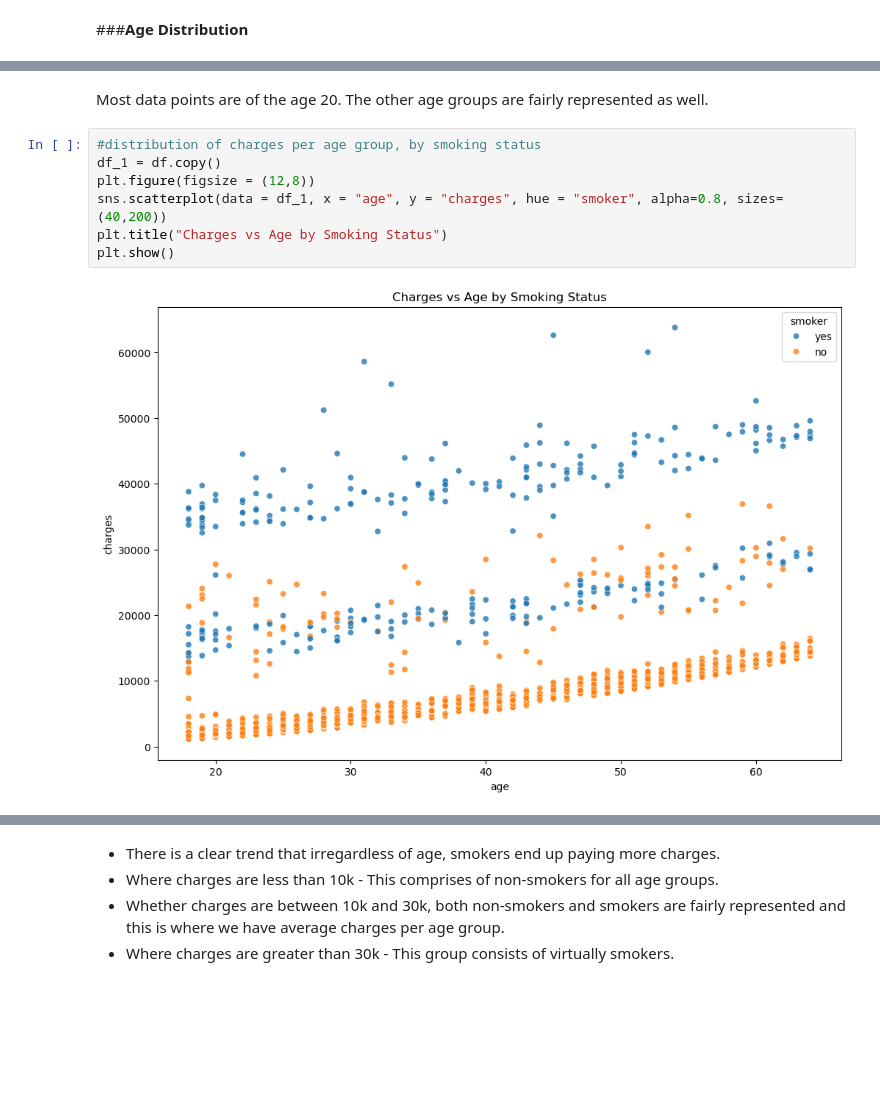
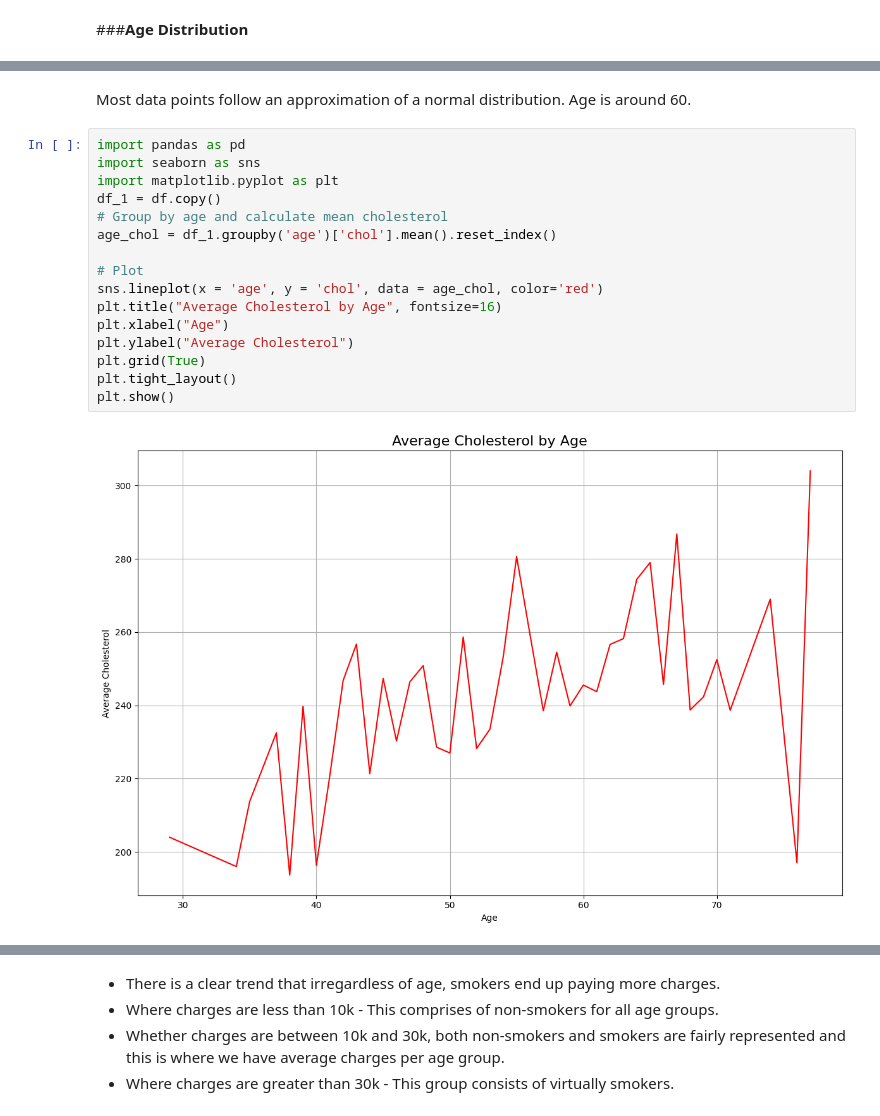
Before and after one commit to kwanda2426/projects, a Jupyter notebook: classification_lr.ipynb, the cells around one changed output, grey strips where cells are left out. Saved outputs shown, nothing was run; the diff lists cells and outputs as text; blank space fills up the shorter version.

```diff
--- a/classification_lr.ipynb
+++ b/classification_lr.ipynb
@@ -317,11 +329,20 @@ df_1[features].hist(figsize = (12,10),  color = '#000354');
-# %% [markdown]
-Most data points are of the age 20. The other age groups are fairly represented as well.
-# %%
-#distribution of charges per age group, by smoking status
-df_1 = df.copy()
-plt.figure(figsize = (12,8))
-sns.scatterplot(data = df_1, x = "age", y = "charges", hue = "smoker", alpha=0.8, sizes=(40,200))
-plt.title("Charges vs Age by Smoking Status")
-plt.show()
-# %% [output]
-[figure, removed]
+# %% [markdown]
+Most data points follow an approximation of a normal distribution. Age is around 60.
+# %%
+import pandas as pd
+import seaborn as sns
+import matplotlib.pyplot as plt
+df_1 = df.copy()
+# Group by age and calculate mean cholesterol
+age_chol = df_1.groupby('age')['chol'].mean().reset_index()
+
+# Plot
+sns.lineplot(x = 'age', y = 'chol', data = age_chol, color='red')
+plt.title("Average Cholesterol by Age", fontsize=16)
+plt.xlabel("Age")
+plt.ylabel("Average Cholesterol")
+plt.grid(True)
+plt.tight_layout()
+plt.show()
+# %% [output]
+[figure, added]
```
Also changed, not shown: parts of 12 cells of this notebook.
